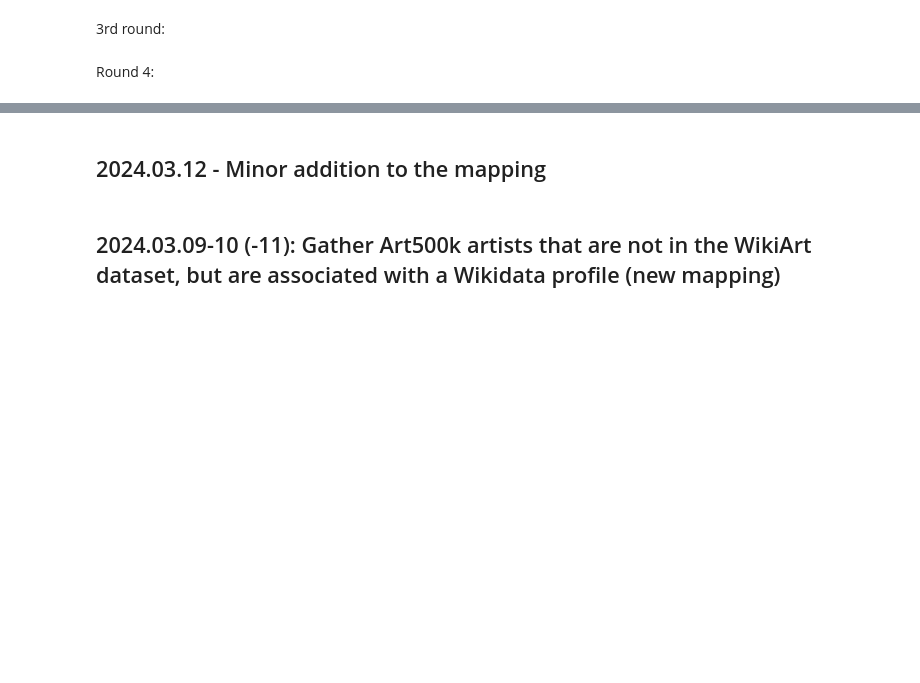
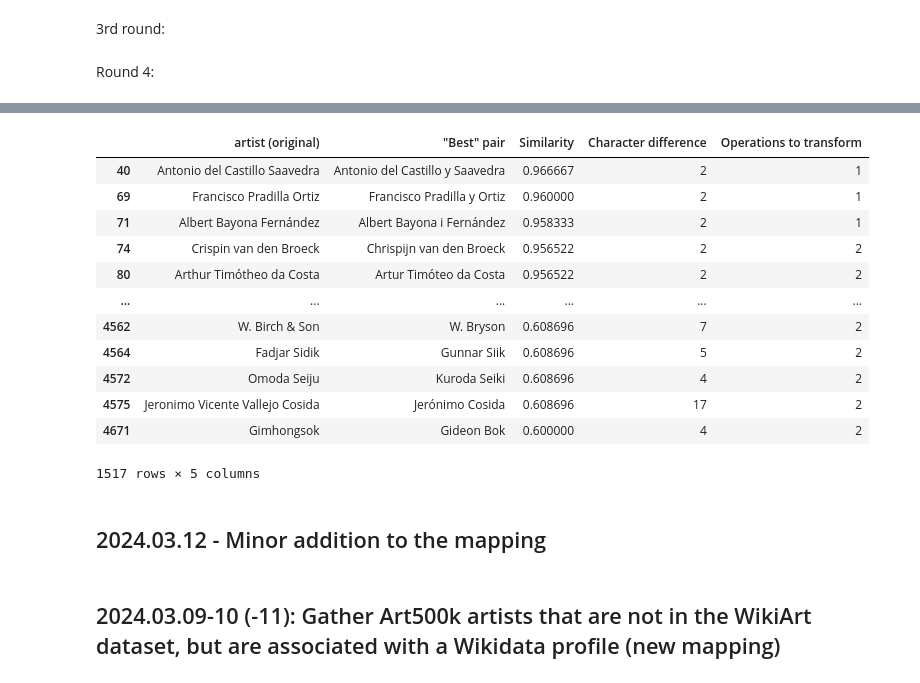
Before and after one commit to me9hanics/PainterPalette, a Jupyter notebook: datasets_notebook.ipynb, the cells around one changed output, grey strips where cells are left out. Cells and saved outputs as stored; diff of their text form; code cells hidden in the pictures; blank space fills up the shorter version.

```diff
--- a/datasets_notebook.ipynb
+++ b/datasets_notebook.ipynb
@@ -344,3 +355,19 @@ yet_to_check_df[(yet_to_check_df['Operations to transform'] ==3 ) ]
+# %%
+yet_to_check_df
+# %% [output]
+|  | artist (original) | "Best" pair | Similarity | Character difference | Operations to transform |
+| 40 | Antonio del Castillo Saavedra | Antonio del Castillo y Saavedra | 0.966667 | 2 | 1 |
+| 69 | Francisco Pradilla Ortiz | Francisco Pradilla y Ortiz | 0.960000 | 2 | 1 |
+| 71 | Albert Bayona Fernández | Albert Bayona i Fernández | 0.958333 | 2 | 1 |
+| 74 | Crispin van den Broeck | Chrispijn van den Broeck | 0.956522 | 2 | 2 |
+| 80 | Arthur Timótheo da Costa | Artur Timóteo da Costa | 0.956522 | 2 | 2 |
+| ... | ... | ... | ... | ... | ... |
+| 4562 | W. Birch & Son | W. Bryson | 0.608696 | 7 | 2 |
+| 4564 | Fadjar Sidik | Gunnar Siik | 0.608696 | 5 | 2 |
+| 4572 | Omoda Seiju | Kuroda Seiki | 0.608696 | 4 | 2 |
+| 4575 | Jeronimo Vicente Vallejo Cosida | Jerónimo Cosida | 0.608696 | 17 | 2 |
+| 4671 | Gimhongsok | Gideon Bok | 0.600000 | 4 | 2 |
+1517 rows × 5 columns
 # %% [markdown]
 ## 2024.03.12 - Minor addition to the mapping
 # %%
```
Also changed, not shown: parts of 10 cells of this notebook.
